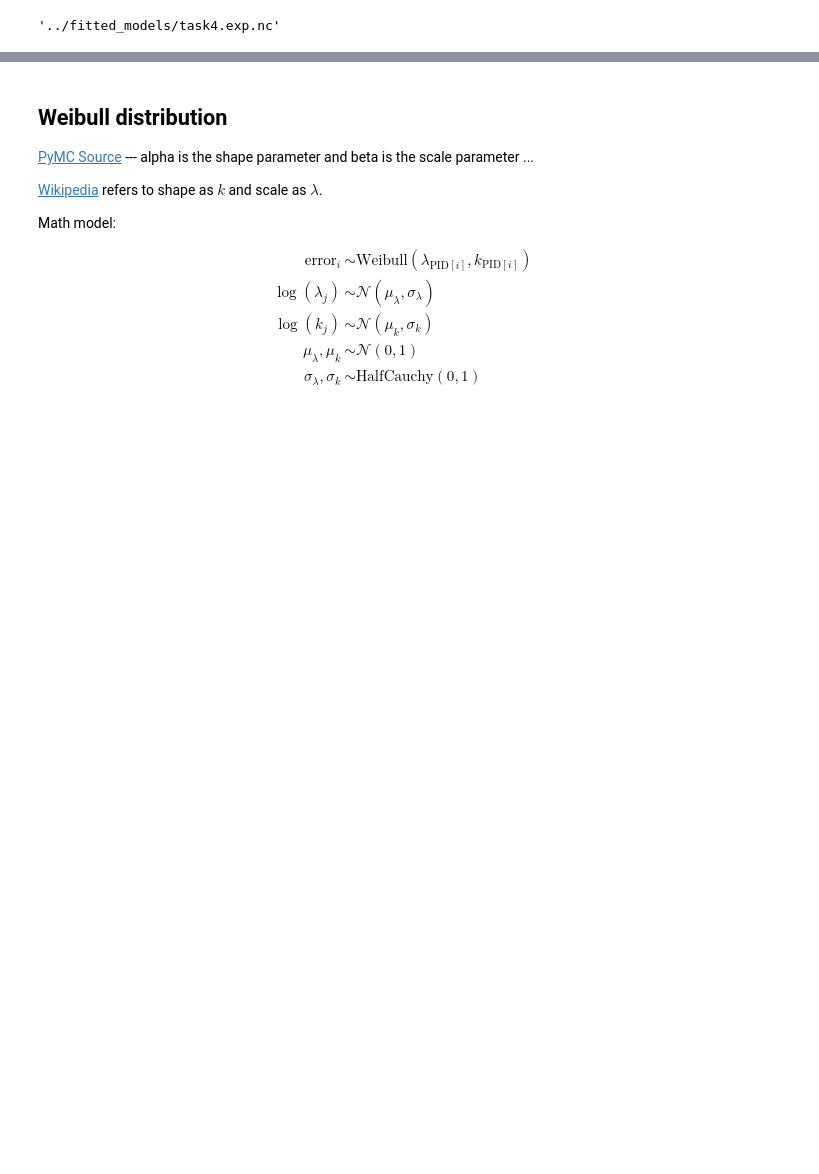
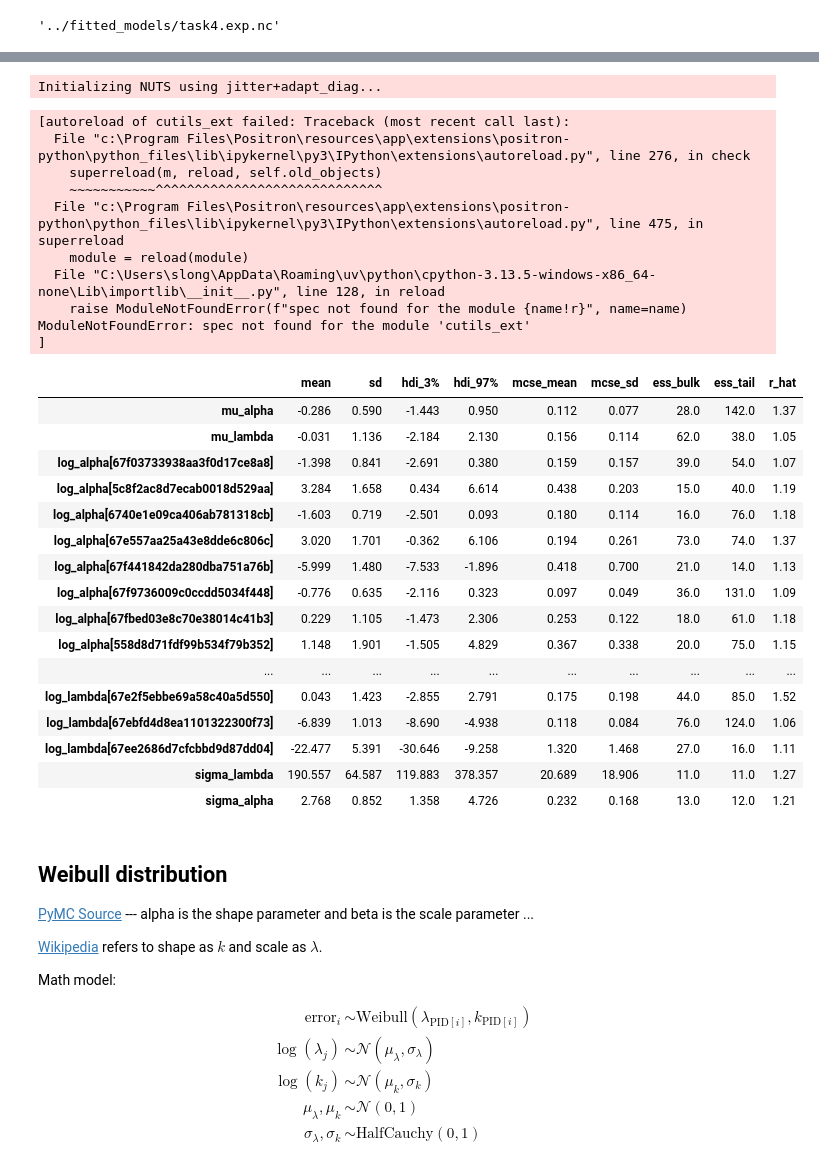
Before and after one commit to mika-long/vis-decode-analysis, a Jupyter notebook: PyMC/task4.ipynb, the cells around one changed output, grey strips where cells are left out. Drawn from its saved outputs; the diff is of its cells as text; code cells hidden in the pictures; blank space fills up the shorter version.

Commit message:
adding non-centered parameterization

```diff
--- a/PyMC/task4.ipynb
+++ b/PyMC/task4.ipynb
@@ -185,3 +192,31 @@ def lomax_logp(x, alpha, scale):
 # %%
 # scipy.stats.lomax.rvs
 # can help us generated random samples ...
+
+from scipy.stats import lomax
+
+def lomax_random(alpha, scale, rng, size):
+    return lomax.rvs(c=alpha, loc=0, scale=scale, size=size)
+# %%
+with pm.Model(coords={
+    "participant": unq_pids
+}) as task4_lomax:
+    # hyperpriors
+    sigma_lambda = pm.HalfCauchy("sigma_lambda", 1)
+    sigma_alpha = pm.HalfCauchy("sigma_alpha", 1)
+    mu_alpha = pm.Normal("mu_alpha", 0, 1)
+    mu_lambda = pm.Normal("mu_lambda", 0, 1)
+
+    # non-centered priors
+    z_alpha = pm.Normal("z_alpha", 0, 1, dims="participant")
+    log_alpha = pm.Deterministic("log_alpha", mu_alpha + sigma_alpha * z_alpha, dims="participant")
+    alpha = pm.math.exp(log_alpha[participant_idx])
+    z_lambda = pm.Normal("z_lambda", 0, 1, dims="participant")
+    log_lambda = pm.Deterministic("log_lambda", mu_lambda + sigma_lambda * z_lambda, dims="participant")
+    lam = pm.math.exp(log_lambda[participant_idx])
+
+    # define custom density distribution
+    pm.DensityDist('Lomax', alpha, lam,
+    logp=lomax_logp,
+    observed=obv_error,
+    random=lomax_random)
@@ -188 +227,46 @@ def lomax_logp(x, alpha, scale):
+# %%
+# fit the model
+
+with task4_lomax:
+    task4_lomax_idata = pm.sample(
+        draws=3000,
+        tune=3000,
+        chains=4,
+        cores=4,
+        # target_accept=0.95,
+        random_seed = 42,
+        progressbar=True
+    )
+# %% [output]
+Initializing NUTS using jitter+adapt_diag...
+# %%
+az.summary(task4_lomax_idata)
+# %% [output]
+[autoreload of cutils_ext failed: Traceback (most recent call last):
+  File "c:\Program Files\Positron\resources\app\extensions\positron-python\python_files\lib\ipykernel\py3\IPython\extensions\autoreload.py", line 276, in check
+    superreload(m, reload, self.old_objects)
+    ~~~~~~~~~~~^^^^^^^^^^^^^^^^^^^^^^^^^^^^^
+  File "c:\Program Files\Positron\resources\app\extensions\positron-python\python_files\lib\ipykernel\py3\IPython\extensions\autoreload.py", line 475, in superreload
+    module = reload(module)
+  File "C:\Users\slong\AppData\Roaming\uv\python\cpython-3.13.5-windows-x86_64-none\Lib\importlib\__init__.py", line 128, in reload
+    raise ModuleNotFoundError(f"spec not found for the module {name!r}", name=name)
+ModuleNotFoundError: spec not found for the module 'cutils_ext'
+]
+|  | mean | sd | hdi_3% | hdi_97% | mcse_mean | mcse_sd | ess_bulk | ess_tail | r_hat |
+| mu_alpha | -0.286 | 0.590 | -1.443 | 0.950 | 0.112 | 0.077 | 28.0 | 142.0 | 1.37 |
+| mu_lambda | -0.031 | 1.136 | -2.184 | 2.130 | 0.156 | 0.114 | 62.0 | 38.0 | 1.05 |
+| log_alpha[67f03733938aa3f0d17ce8a8] | -1.398 | 0.841 | -2.691 | 0.380 | 0.159 | 0.157 | 39.0 | 54.0 | 1.07 |
+| log_alpha[5c8f2ac8d7ecab0018d529aa] | 3.284 | 1.658 | 0.434 | 6.614 | 0.438 | 0.203 | 15.0 | 40.0 | 1.19 |
+| log_alpha[6740e1e09ca406ab781318cb] | -1.603 | 0.719 | -2.501 | 0.093 | 0.180 | 0.114 | 16.0 | 76.0 | 1.18 |
+| log_alpha[67e557aa25a43e8dde6c806c] | 3.020 | 1.701 | -0.362 | 6.106 | 0.194 | 0.261 | 73.0 | 74.0 | 1.37 |
+| log_alpha[67f441842da280dba751a76b] | -5.999 | 1.480 | -7.533 | -1.896 | 0.418 | 0.700 | 21.0 | 14.0 | 1.13 |
+| log_alpha[67f9736009c0ccdd5034f448] | -0.776 | 0.635 | -2.116 | 0.323 | 0.097 | 0.049 | 36.0 | 131.0 | 1.09 |
+| log_alpha[67fbed03e8c70e38014c41b3] | 0.229 | 1.105 | -1.473 | 2.306 | 0.253 | 0.122 | 18.0 | 61.0 | 1.18 |
+| log_alpha[558d8d71fdf99b534f79b352] | 1.148 | 1.901 | -1.505 | 4.829 | 0.367 | 0.338 | 20.0 | 75.0 | 1.15 |
+| ... | ... | ... | ... | ... | ... | ... | ... | ... | ... |
+| log_lambda[67e2f5ebbe69a58c40a5d550] | 0.043 | 1.423 | -2.855 | 2.791 | 0.175 | 0.198 | 44.0 | 85.0 | 1.52 |
+| log_lambda[67ebfd4d8ea1101322300f73] | -6.839 | 1.013 | -8.690 | -4.938 | 0.118 | 0.084 | 76.0 | 124.0 | 1.06 |
+| log_lambda[67ee2686d7cfcbbd9d87dd04] | -22.477 | 5.391 | -30.646 | -9.258 | 1.320 | 1.468 | 27.0 | 16.0 | 1.11 |
+| sigma_lambda | 190.557 | 64.587 | 119.883 | 378.357 | 20.689 | 18.906 | 11.0 | 11.0 | 1.27 |
+| sigma_alpha | 2.768 | 0.852 | 1.358 | 4.726 | 0.232 | 0.168 | 13.0 | 12.0 | 1.21 |
 # %%
```
Also changed, not shown: parts of 7 cells of this notebook.
